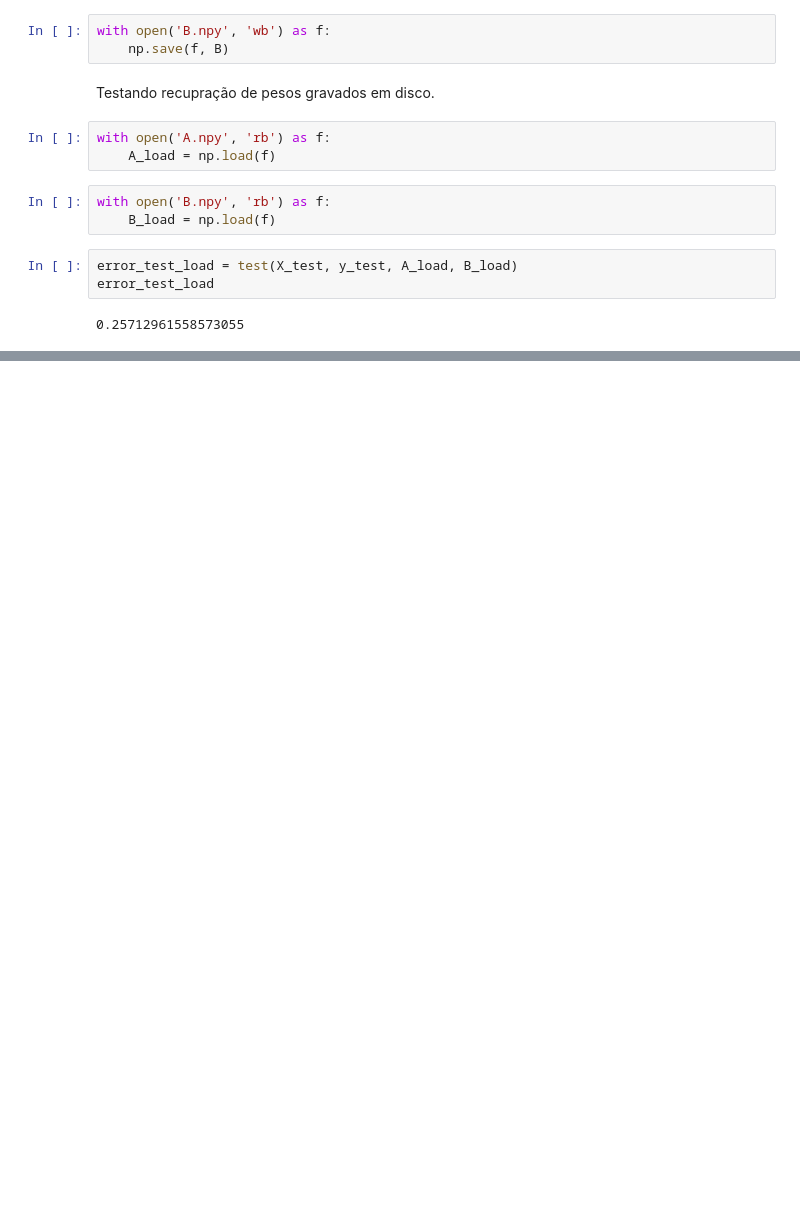
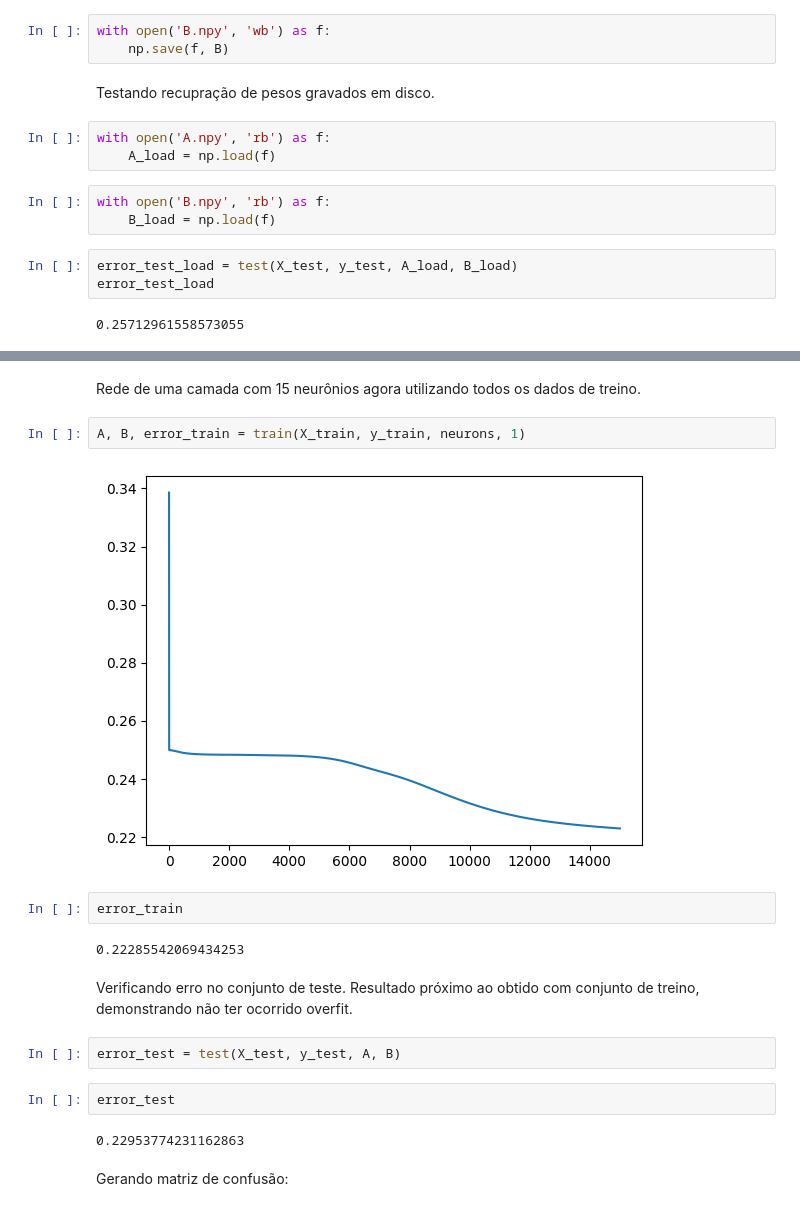
Before and after one commit to cabertoldi/SIN5016, a Jupyter notebook: notebooks/models/MLP.ipynb, the cells around one changed output, grey strips where cells are left out. Saved outputs shown, nothing was run; the diff lists cells and outputs as text; blank space fills up the shorter version.

```diff
--- a/notebooks/models/MLP.ipynb
+++ b/notebooks/models/MLP.ipynb
@@ -360,0 +419,21 @@ error_test_load
+# %% [markdown]
+Rede de uma camada com 15 neurônios agora utilizando todos os dados de treino.
+# %%
+A, B, error_train = train(X_train, y_train, neurons, 1)
+# %% [output]
+[figure, added]
+# %%
+error_train
+# %% [output]
+0.22285542069434253
+# %% [markdown]
+Verificando erro no conjunto de teste.
+Resultado próximo ao obtido com conjunto de treino, demonstrando não ter ocorrido overfit.
+# %%
+error_test = test(X_test, y_test, A, B)
+# %%
+error_test
+# %% [output]
+0.22953774231162863
+# %% [markdown]
+Gerando matriz de confusão:
```
Also changed, not shown: parts of 24 cells of this notebook.
